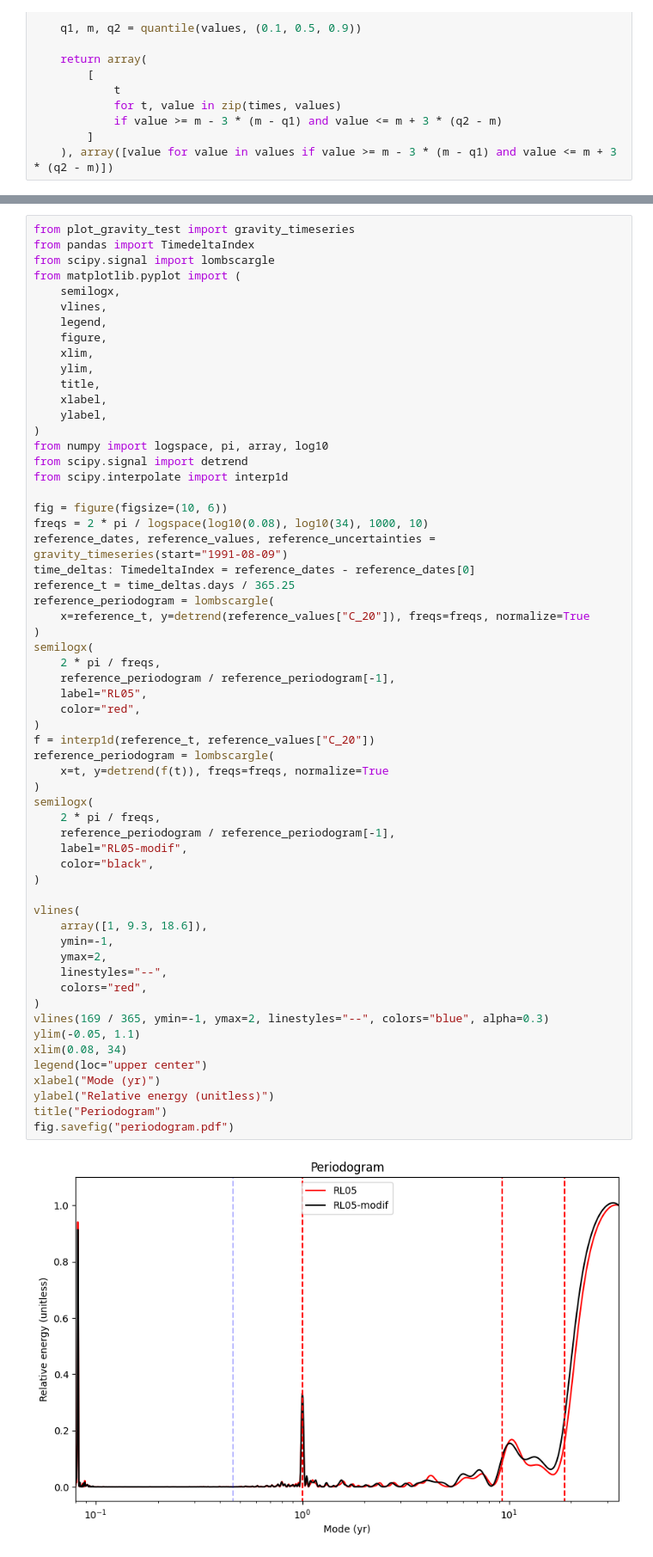
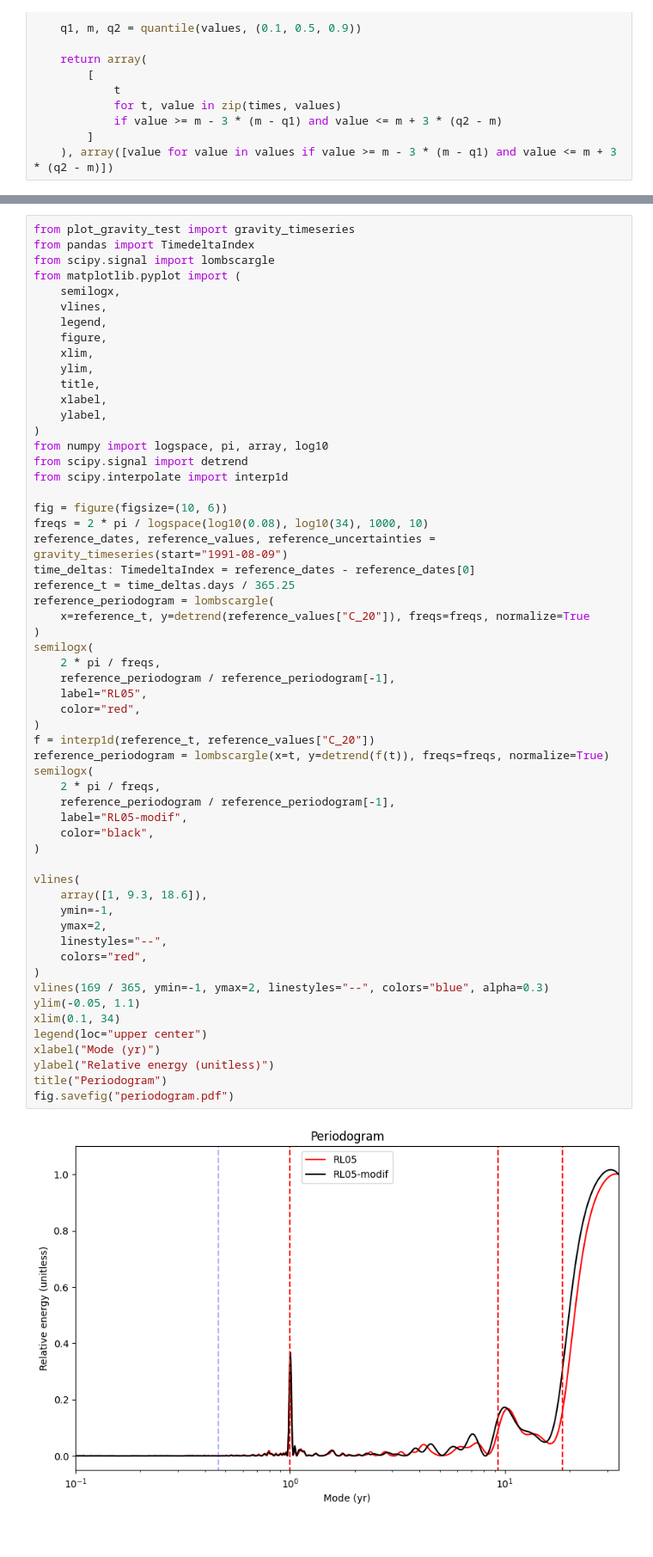
Before and after one commit to maxime-rousselet-cnes/gins_partials, a Jupyter notebook: a_posteriori_plot.ipynb, the cells around one changed output, grey strips where cells are left out. Shown at 86% size. Drawn from its saved outputs; the diff is of its cells as text.

```diff
--- a/a_posteriori_plot.ipynb
+++ b/a_posteriori_plot.ipynb
@@ -145,38 +240,36 @@ reference_periodogram = lombscargle(
 )
 semilogx(
     2 * pi / freqs,
     reference_periodogram / reference_periodogram[-1],
     label="RL05",
     color="red",
 )
 f = interp1d(reference_t, reference_values["C_20"])
-reference_periodogram = lombscargle(
-    x=t, y=detrend(f(t)), freqs=freqs, normalize=True
-)
+reference_periodogram = lombscargle(x=t, y=detrend(f(t)), freqs=freqs, normalize=True)
 semilogx(
     2 * pi / freqs,
     reference_periodogram / reference_periodogram[-1],
     label="RL05-modif",
     color="black",
 )
 
 vlines(
     array([1, 9.3, 18.6]),
     ymin=-1,
     ymax=2,
     linestyles="--",
     colors="red",
 )
 vlines(169 / 365, ymin=-1, ymax=2, linestyles="--", colors="blue", alpha=0.3)
 ylim(-0.05, 1.1)
-xlim(0.08, 34)
+xlim(0.1, 34)
 legend(loc="upper center")
 xlabel("Mode (yr)")
 ylabel("Relative energy (unitless)")
 title("Periodogram")
 fig.savefig("periodogram.pdf")
 # %% [output]
-[figure, old version]
+[figure, new version]
 # %%
 from plot_gravity_test import gravity_timeseries, produce_uncrossed_figures
 from pathlib import Path
```
Also changed, not shown: parts of 3 cells of this notebook, 18 other files.
